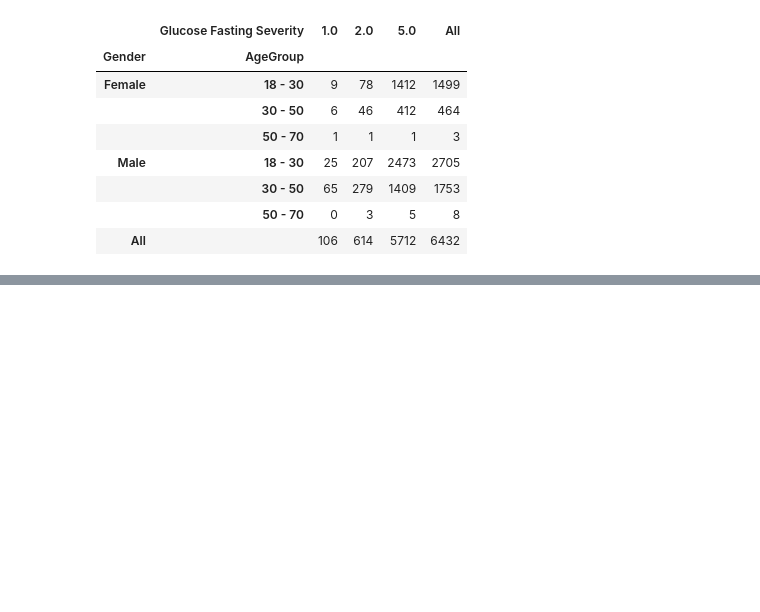
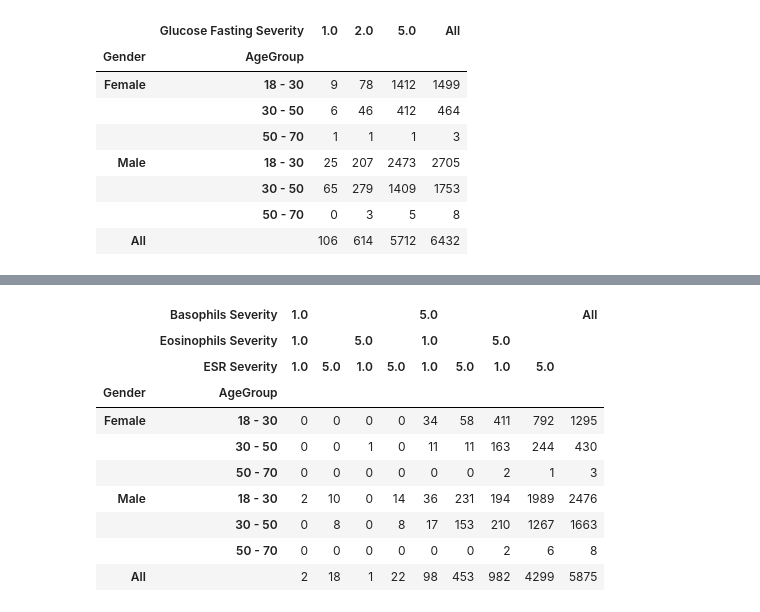
Before and after one commit to sumitasok/autonomous_driving, a Jupyter notebook: machine-learning/health-data-analysis/health_data_analysis.ipynb, the cells around one changed output, grey strips where cells are left out. Cells and saved outputs as stored; diff of their text form; code cells hidden in the pictures; blank space fills up the shorter version.

```diff
--- a/machine-learning/health-data-analysis/health_data_analysis.ipynb
+++ b/machine-learning/health-data-analysis/health_data_analysis.ipynb
@@ -310,0 +345,14 @@ health_plot_helper.severityByAgeGroup(data, severity)
+# %%
+health_plot_helper.severityCrossTab(data, [data['Basophils Severity'], data['Eosinophils Severity'], data['ESR Severity']])
+# %% [output]
+|  | Basophils Severity | 1.0 |  |  |  | 5.0 |  |  |  | All |
+|  | Eosinophils Severity | 1.0 |  | 5.0 |  | 1.0 |  | 5.0 |  |  |
+|  | ESR Severity | 1.0 | 5.0 | 1.0 | 5.0 | 1.0 | 5.0 | 1.0 | 5.0 |  |
+| Gender | AgeGroup |  |  |  |  |  |  |  |  |  |
+| Female | 18 - 30 | 0 | 0 | 0 | 0 | 34 | 58 | 411 | 792 | 1295 |
+|  | 30 - 50 | 0 | 0 | 1 | 0 | 11 | 11 | 163 | 244 | 430 |
+|  | 50 - 70 | 0 | 0 | 0 | 0 | 0 | 0 | 2 | 1 | 3 |
+| Male | 18 - 30 | 2 | 10 | 0 | 14 | 36 | 231 | 194 | 1989 | 2476 |
+|  | 30 - 50 | 0 | 8 | 0 | 8 | 17 | 153 | 210 | 1267 | 1663 |
+|  | 50 - 70 | 0 | 0 | 0 | 0 | 0 | 0 | 2 | 6 | 8 |
+| All |  | 2 | 18 | 1 | 22 | 98 | 453 | 982 | 4299 | 5875 |
```
Also changed, not shown: parts of 3 cells of this notebook, 2 other files.
